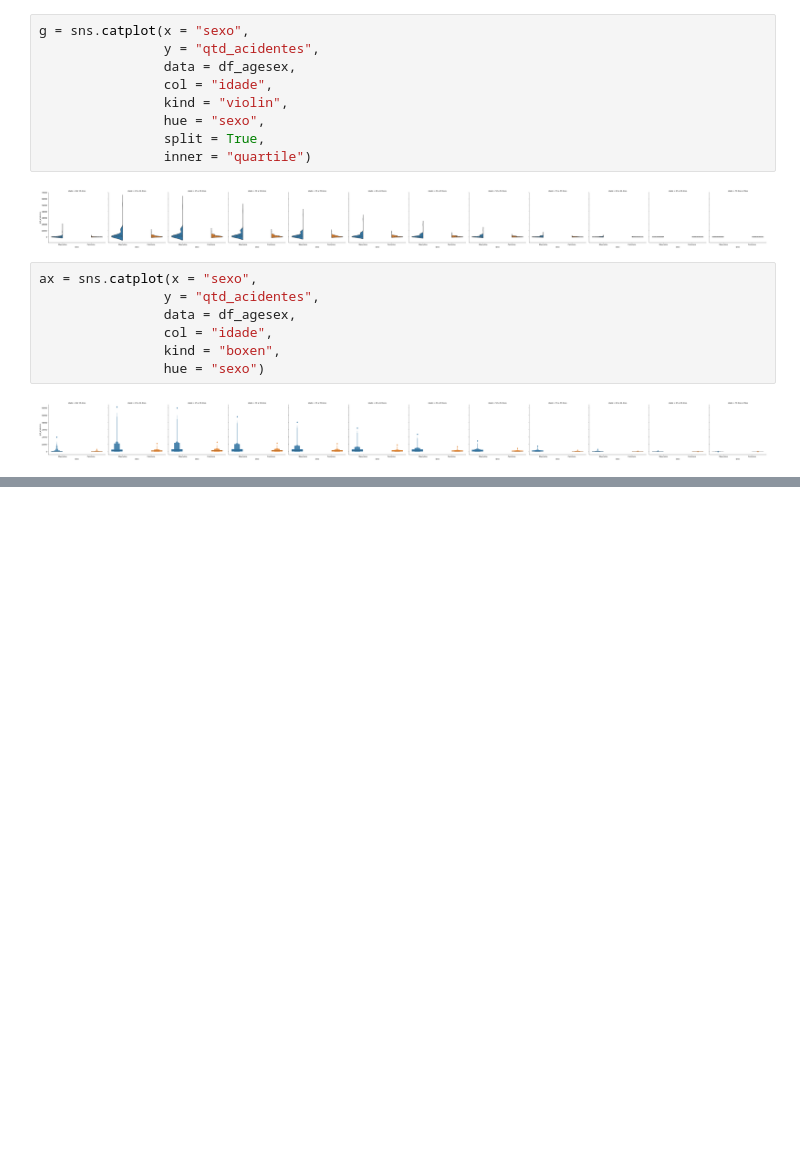
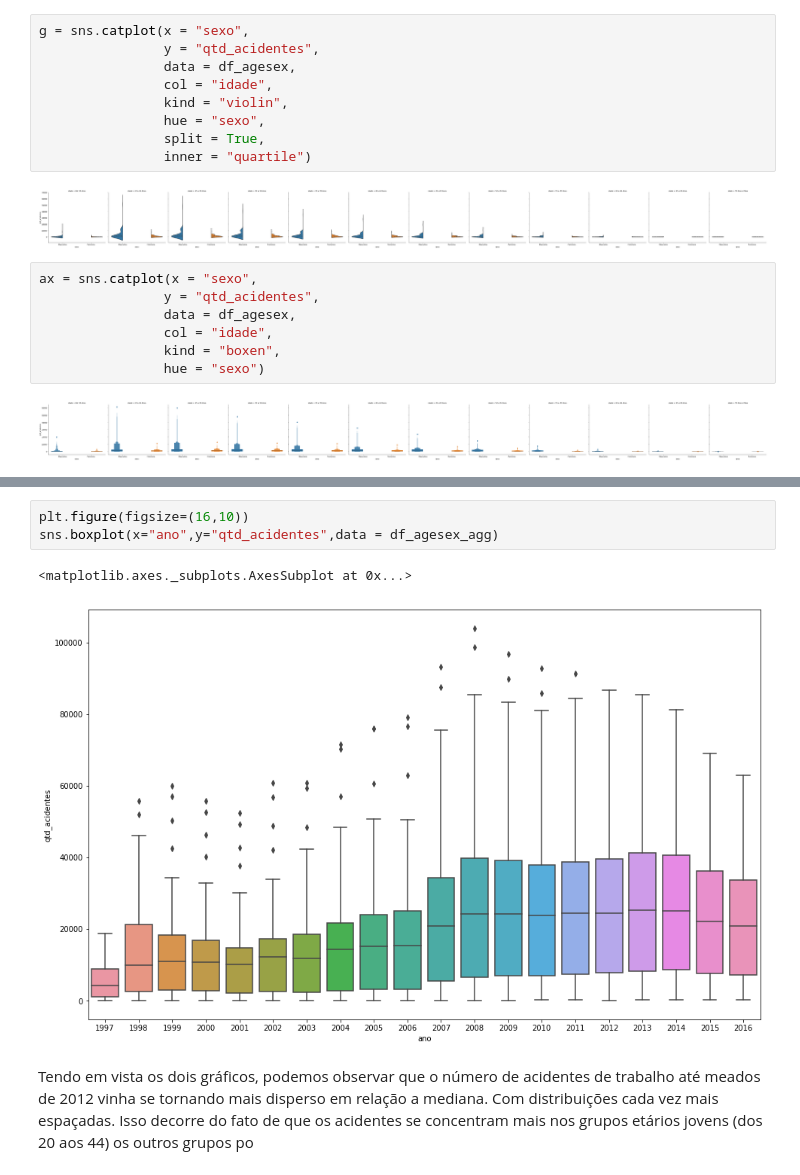
Before and after one commit to lorransr/CAT, a Jupyter notebook: Acidentes_de_Trabalho.ipynb, the cells around one changed output, grey strips where cells are left out. Cells and saved outputs as stored; diff of their text form; blank space fills up the shorter version.

```diff
--- a/Acidentes_de_Trabalho.ipynb
+++ b/Acidentes_de_Trabalho.ipynb
@@ -650,0 +718,8 @@ plt.show()
+# %%
+plt.figure(figsize=(16,10))
+sns.boxplot(x="ano",y="qtd_acidentes",data = df_agesex_agg)
+# %% [output]
+<matplotlib.axes._subplots.AxesSubplot at 0x...>
+[figure, added]
+# %% [markdown]
+Tendo em vista os dois gráficos, podemos observar que o número de acidentes de trabalho até meados de 2012 vinha se tornando mais disperso em relação a mediana. Com distribuições cada vez mais espaçadas. Isso decorre do fato de que os acidentes se concentram mais nos grupos etários jovens (dos 20 aos 44) os outros grupos po
```
Also changed, not shown: parts of 16 cells of this notebook.
